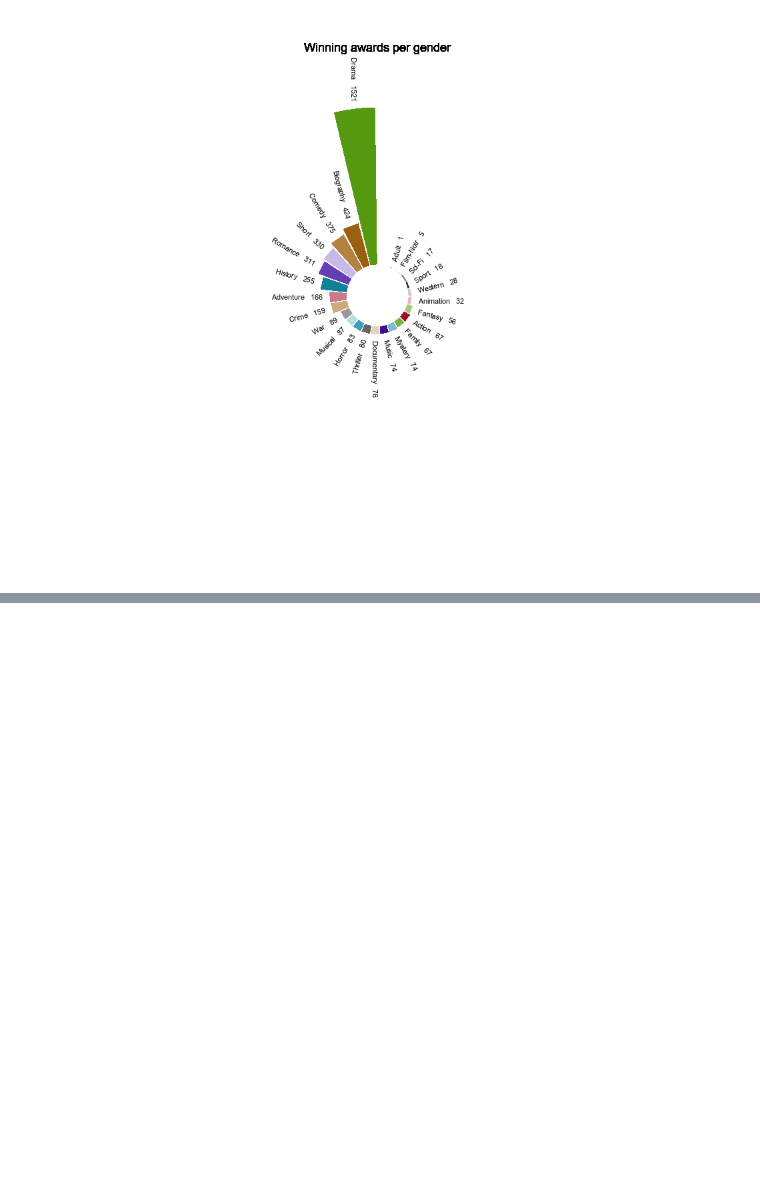
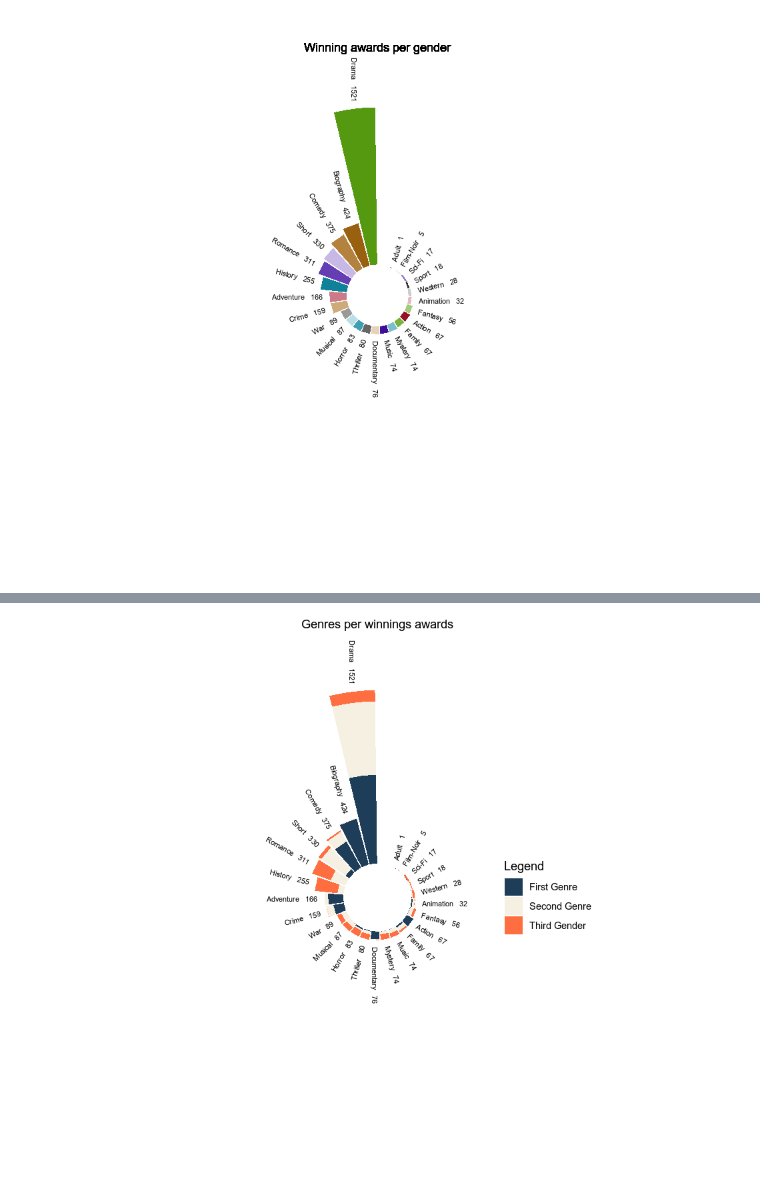
Before and after one commit to fsbarros98/IMDb_analysis, a Jupyter notebook: src/05.1_hypothesis_success_people_awards_FB.ipynb, the cells around one changed output, grey strips where cells are left out. Cells and saved outputs as stored; diff of their text form; code cells hidden in the pictures; blank space fills up the shorter version.

```diff
--- a/src/05_hypothesis_success_people_awards_FB.ipynb
+++ b/src/05.1_hypothesis_success_people_awards_FB.ipynb
@@ -636,0 +699,2 @@ geom_text(aes(x=-1, y=2100, label="Winning awards per gender"), color="black", i
+# %%
+copy_genres_winnings = genres_winnings
@@ -636,0 +720,16 @@ geom_text(aes(x=-1, y=2100, label="Winning awards per gender"), color="black", i
+# %%
+first_gender_counts = all_gender_winnings_columns %>% count(genre1)
+colnames(first_gender_counts) = c("genre","first_genre")
+second_gender_counts = all_gender_winnings_columns %>% count(genre2)
+colnames(second_gender_counts) = c("genre","second_genre")
+third_gender_counts = all_gender_winnings_columns %>% count(genre3)
+colnames(third_gender_counts) = c("genre","third_genre")
+# %%
+first_second_gender_counts = full_join(first_gender_counts,second_gender_counts,by="genre")
+first_second_third_gender_counts = full_join(first_second_gender_counts,third_gender_counts,by="genre")
+first_second_third_gender_counts[is.na(first_second_third_gender_counts)] <- 0
+total = first_second_third_gender_counts %>% select(2,3,4)
+total = rowSums(total,na.rm=TRUE)
+first_second_third_gender_counts$total = total
+first_second_third_gender_counts = first_second_third_gender_counts[first_second_third_gender_counts$genre!=0,]
+first_second_third_gender_counts
@@ -636,0 +754,29 @@ geom_text(aes(x=-1, y=2100, label="Winning awards per gender"), color="black", i
+# %%
+label_genre = first_second_third_gender_counts
+label_genre = arrange(label_genre,total)
+label_genre$id = seq(1,nrow(label_genre))
+label_genre$labels = paste("  ",label_genre$genre," ",label_genre$total,"  ")
+nbars = nrow(label_genre)
+angle = 90 - 360 * (label_genre$id) / nbars
+label_genre$hjust<-ifelse(angle < -90, 1, 0)
+label_genre$angle<-ifelse(angle < -90, angle+180, angle)
+# %%
+ggplot()+
+geom_bar(data = first_second_third_gender_counts, aes(x=reorder(genre,total),y=first_genre+second_genre+third_genre,fill="Third Gender"),stat="identity")+
+geom_bar(data = first_second_third_gender_counts, aes(x=reorder(genre,total),y=first_genre+second_genre,fill="Second Genre"), stat="identity") +
+geom_bar(data = first_second_third_gender_counts, aes(x=reorder(genre,total),y=first_genre,fill="First Genre"),stat="identity") +
+scale_fill_manual(values=c("#1e3d59","#f5f0e1","#ff6e40"))+
+ylim(-300,2100)+
+theme_bw()+
+theme(plot.title=element_text(),
+    axis.text = element_blank(),
+    axis.title = element_blank(),
+    panel.grid = element_blank(),
+    legend.position = c(0.75, 0.5),
+    plot.margin = unit(rep(-2,4), "cm"))+labs(fill = "Legend")+
+coord_polar(start = 0)+
+geom_text(data=label_genre, aes(x=seq(1,nrow(first_second_third_gender_counts)), y=total+10, label=labels, hjust=hjust),
+                                color="black", size=2.3, angle= label_genre$angle, inherit.aes = FALSE)+
+geom_text(aes(x=-1, y=2100, label="Genres per winnings awards"), color="black", inherit.aes = FALSE)
+# %% [output]
+[figure, added]
```
Also changed, not shown: parts of 21 cells of this notebook.
